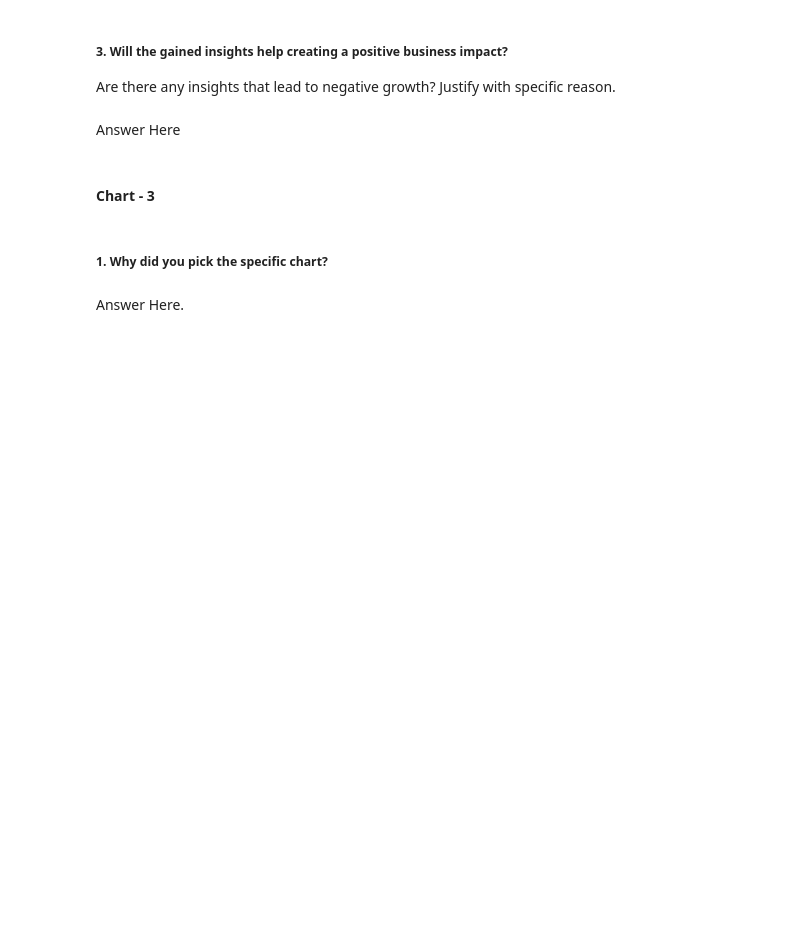
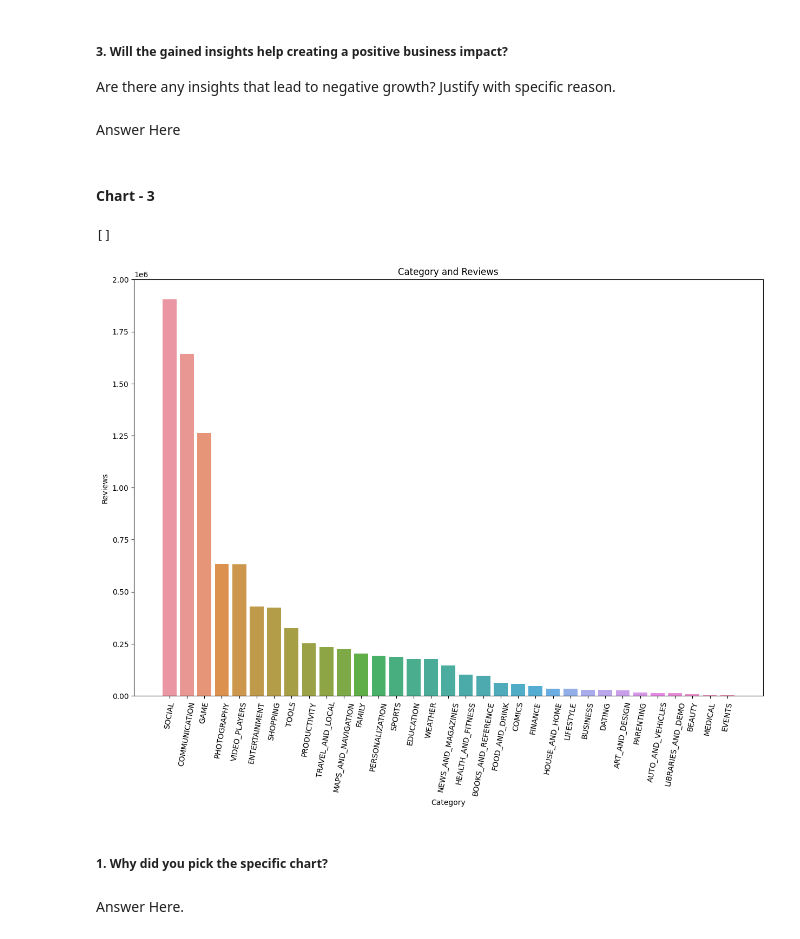
Before and after one commit to sachinwandale1994/Capstone-project, a Jupyter notebook: EDA_on_Play_Store_app_Review_Analysis.ipynb, the cells around one changed output. Saved outputs shown, nothing was run; the diff lists cells and outputs as text; code cells hidden in the pictures; blank space fills up the shorter version.

```diff
--- a/EDA_on_Play_Store_app_Review_Analysis.ipynb
+++ b/EDA_on_Play_Store_app_Review_Analysis.ipynb
@@ -390,3 +763,32 @@ Answer Here
+# %%
+# Chart - 3 visualization code Category and Reviews
+
+category_list = list(main_data_1['Category'].unique())
+category_review = []
+for i in category_list:
+    x = main_data_1[main_data_1['Category'] == i]
+    if(len(x)!=0):
+        review = sum(x.Reviews)/len(x)
+        category_review.append(review)
+    else:
+        review = sum(x.Reviews)
+        category_review.append(review)
+#sorting
+data_category_reviews = pd.DataFrame({'category': category_list,'review':category_review})
+new_index = (data_category_reviews['review'].sort_values(ascending=False)).index.values
+sorted_data =data_category_reviews.reindex(new_index)
+
+# visualization
+plt.figure(figsize=(15,10))
+sns.barplot(x=sorted_data['category'], y=sorted_data['review'])
+plt.xticks(rotation=80)
+plt.xlabel("Category")
+plt.ylabel("Reviews")
+plt.title("Category and Reviews")
+plt.plot()
+# %% [output]
+[]
+[figure, added]
 # %% [markdown]
 ##### 1. Why did you pick the specific chart?
 # %% [markdown]
```
Also changed, not shown: parts of 51 cells of this notebook.
